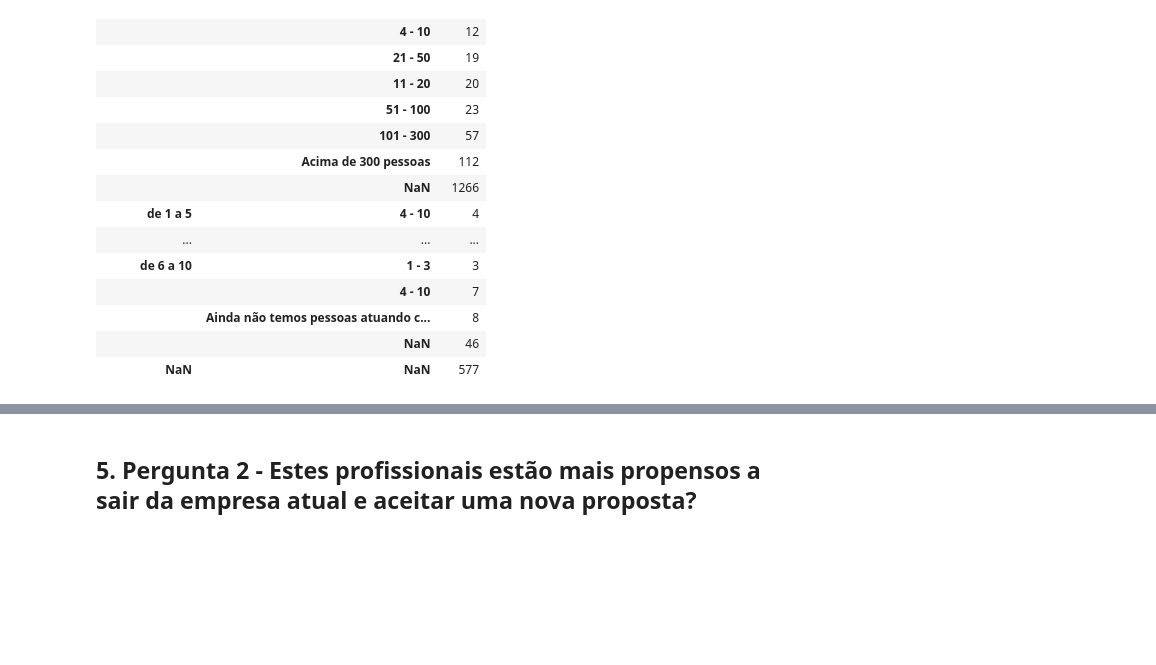
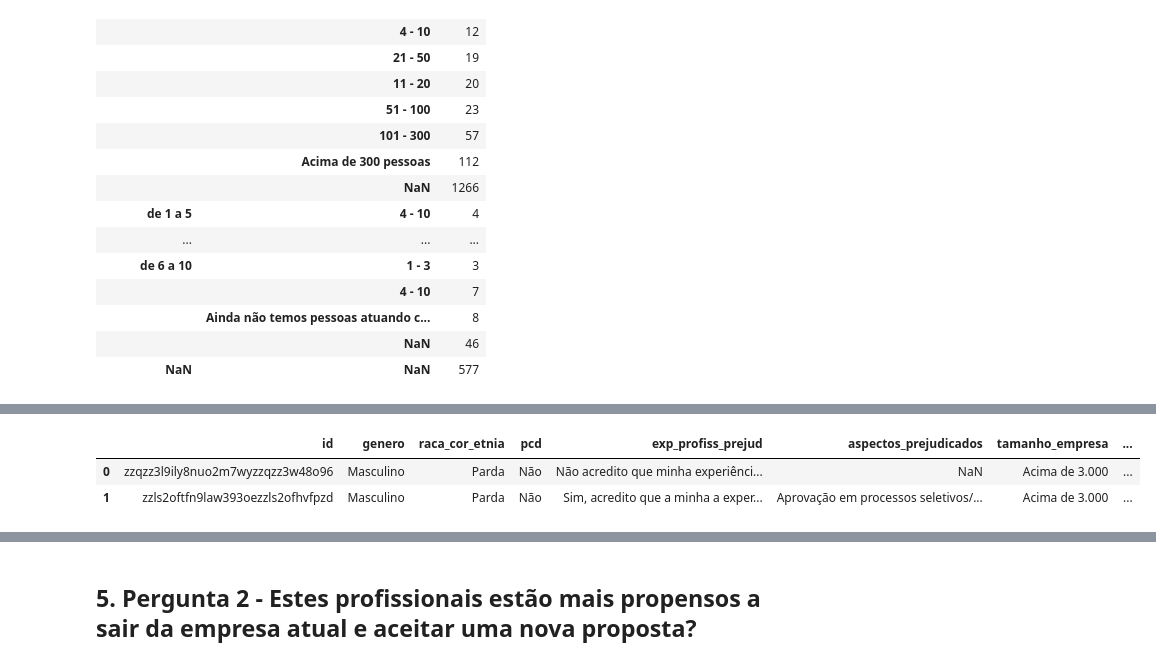
Before and after one commit to leticiafaria7/challenge-state-of-data, a Jupyter notebook: challenge-state-of-data.ipynb, the cells around one changed output, grey strips where cells are left out. Saved outputs shown, nothing was run; the diff lists cells and outputs as text; code cells hidden in the pictures; blank space fills up the shorter version.

```diff
--- a/challenge-state-of-data.ipynb
+++ b/challenge-state-of-data.ipynb
@@ -873,0 +883,18 @@ perc_missings(n_df = 3)
+# %%
+# montar a base
+
+satisfacao_diversidade = parte1[['P0', 'P1_b', 'P1_c', 'P1_d', 'P1_e', 'P1_f']]
+
+satisfacao_diversidade = satisfacao_diversidade.merge(parte2[['P0', 'P2_c', 'P2_g', 'P2_k', 'P2_l', 'P2_o', 'P2_p', 'P2_q', 'P2_r']],
+                                                      on = 'P0',
+                                                      how = 'left')
+
+satisfacao_diversidade.columns = ['id', 'genero', 'raca_cor_etnia', 'pcd', 'exp_profiss_prejud', 'aspectos_prejudicados',
+                                  'tamanho_empresa', 'nivel_cargo', 'satisfacao_trabalho', 'motivo_insatisfacao', 'criterios_trabalho',
+                                  'forma_trabalho_atual', 'forma_trabalho_ideal', 'retorno_presencial']
+
+satisfacao_diversidade.head(2)
+# %% [output]
+|  | id | genero | raca_cor_etnia | pcd | exp_profiss_prejud | aspectos_prejudicados | tamanho_empresa | ... |
+| 0 | zzqzz3l9ily8nuo2m7wyzzqzz3w48o96 | Masculino | Parda | Não | Não acredito que minha experiênci... | NaN | Acima de 3.000 | ... |
+| 1 | zzls2oftfn9law393oezzls2ofhvfpzd | Masculino | Parda | Não | Sim, acredito que a minha a exper... | Aprovação em processos seletivos/... | Acima de 3.000 | ... |
```
Also changed, not shown: parts of 13 cells of this notebook.
